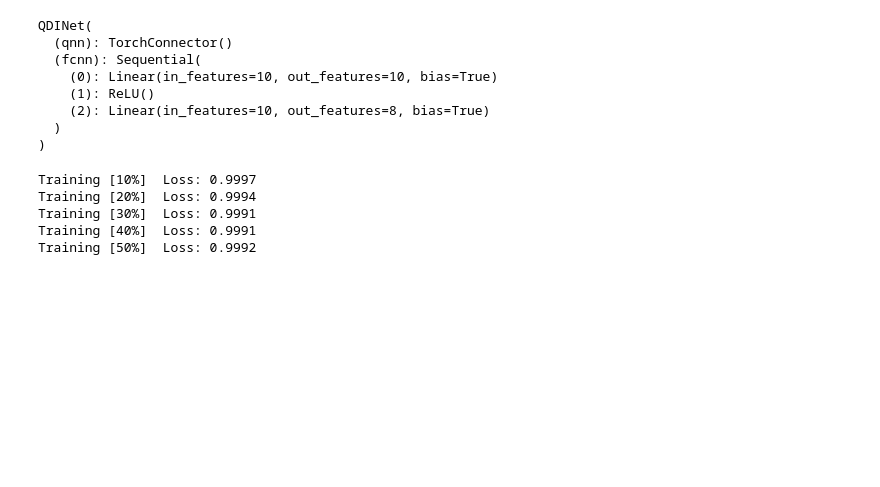
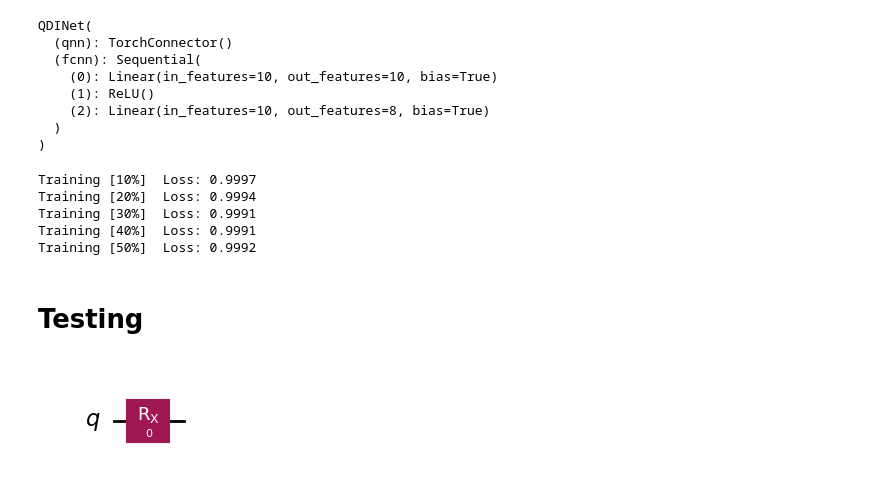
Before and after one commit to TimStep/QManifold, a Jupyter notebook: QManifold.ipynb, the cells around one changed output. Saved outputs shown, nothing was run; the diff lists cells and outputs as text; code cells hidden in the pictures; blank space fills up the shorter version.

```diff
--- a/QManifold.ipynb
+++ b/QManifold.ipynb
@@ -405,3 +489,15 @@ Training [20%]  Loss: 0.9994
 Training [30%]  Loss: 0.9991
 Training [40%]  Loss: 0.9991
 Training [50%]  Loss: 0.9992
+# %% [markdown]
+# Testing
+# %%
+def spam(qc):
+  qc.rx(0, 0)
+  return None
+# %%
+qc = QuantumCircuit(1)
+spam(qc)
+qc.draw(output="mpl")
+# %% [output]
+[figure, added]
```
Also changed, not shown: parts of 4 cells of this notebook.
